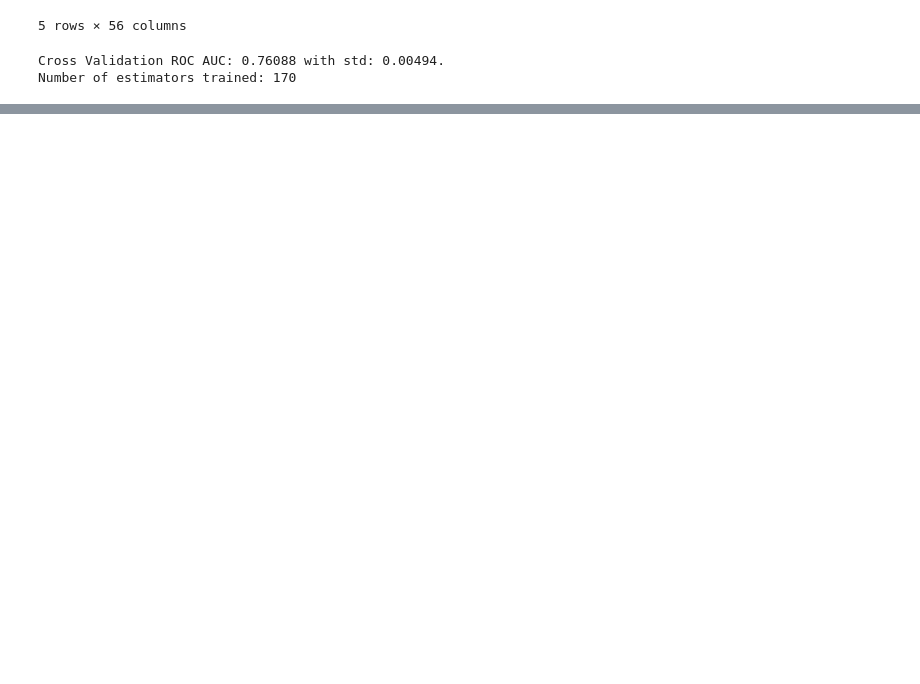
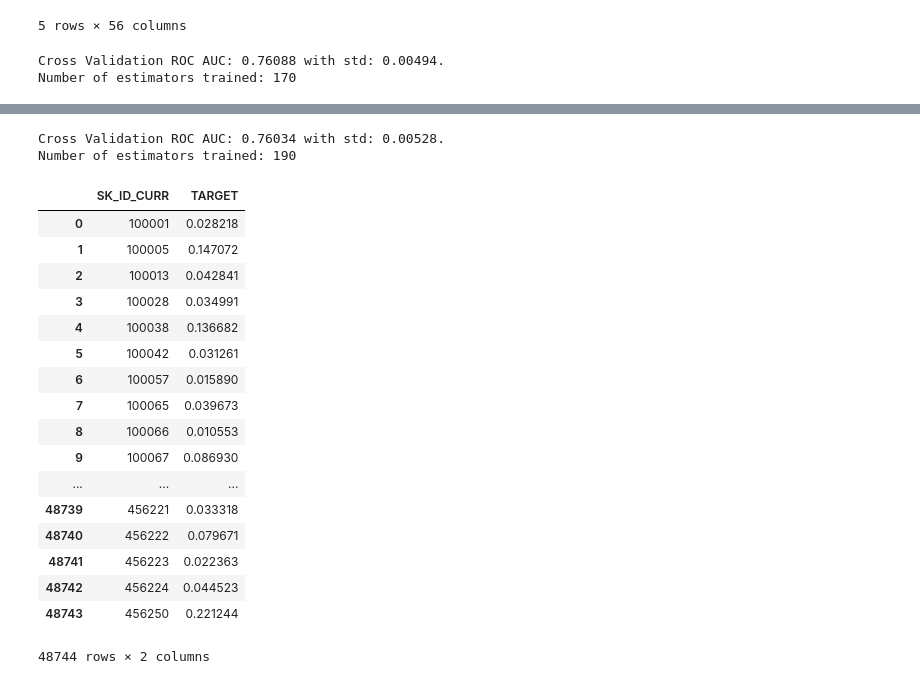
Before and after one commit to haataa/Home-Credit-Default-Risk, a Jupyter notebook: train.ipynb, the cells around one changed output, grey strips where cells are left out. Drawn from its saved outputs; the diff is of its cells as text; code cells hidden in the pictures; blank space fills up the shorter version.

```diff
--- a/train.ipynb
+++ b/train.ipynb
@@ -255,0 +275,2 @@ submission_second.to_csv('./data/submission_second.csv', index = False)
+# %%
+fi_unimportant = fi[fi['importance'] < 2]
@@ -255,0 +287,2 @@ submission_second.to_csv('./data/submission_second.csv', index = False)
+# %%
+app_third_train = app_second_train.drop(np.array(fi_unimportant['feature']), axis=1)
@@ -255,0 +291,26 @@ submission_second.to_csv('./data/submission_second.csv', index = False)
+# %%
+cv_results_third = cross_validate(app_third_train)
+# %% [output]
+Cross Validation ROC AUC: 0.76034 with std: 0.00528.
+Number of estimators trained: 190
+# %%
+model_third = get_model(cv_results_third, app_third_train)
+# %% [output]
+|  | SK_ID_CURR | TARGET |
+| 0 | 100001 | 0.028218 |
+| 1 | 100005 | 0.147072 |
+| 2 | 100013 | 0.042841 |
+| 3 | 100028 | 0.034991 |
+| 4 | 100038 | 0.136682 |
+| 5 | 100042 | 0.031261 |
+| 6 | 100057 | 0.015890 |
+| 7 | 100065 | 0.039673 |
+| 8 | 100066 | 0.010553 |
+| 9 | 100067 | 0.086930 |
+| ... | ... | ... |
+| 48739 | 456221 | 0.033318 |
+| 48740 | 456222 | 0.079671 |
+| 48741 | 456223 | 0.022363 |
+| 48742 | 456224 | 0.044523 |
+| 48743 | 456250 | 0.221244 |
+48744 rows × 2 columns
```
Also changed, not shown: parts of 6 cells of this notebook.
